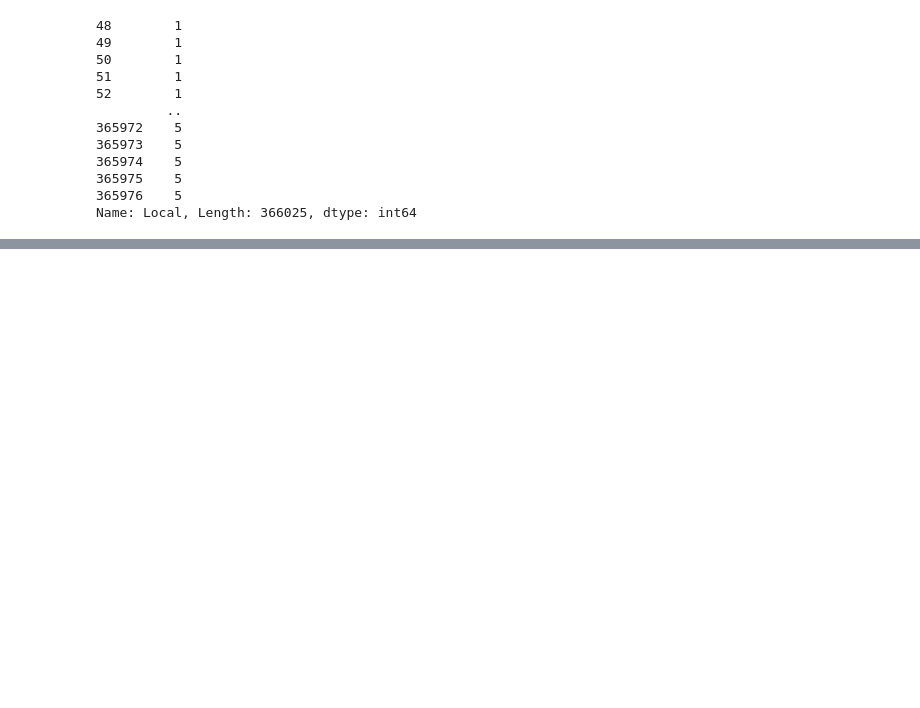
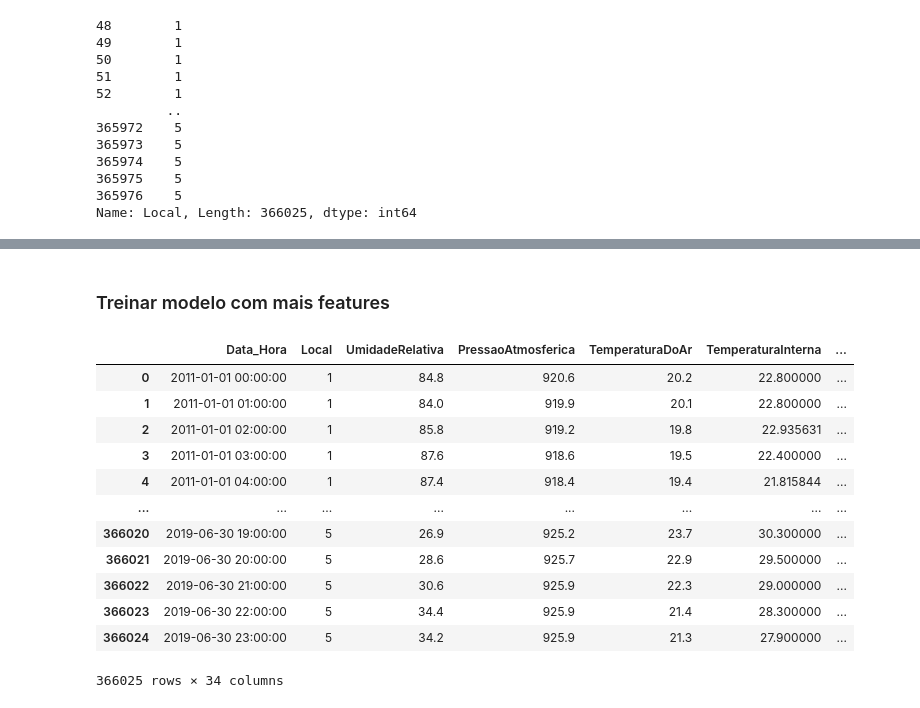
Before and after one commit to alagamentos/floodprediction, a Jupyter notebook: src/Notebooks/4_Modeling/3.0_XGBoost_Shift.ipynb, the cells around one changed output, grey strips where cells are left out. Cells and saved outputs as stored; diff of their text form; code cells hidden in the pictures; blank space fills up the shorter version.

Commit message:
Improve commentary on XGBoost Shift and OWM Previsao, further testing on shifting

```diff
--- a/src/Notebooks/4_Modeling/3.0_XGBoost_Shift.ipynb
+++ b/src/Notebooks/4_Modeling/3.0_XGBoost_Shift.ipynb
@@ -591,0 +780,6 @@ Name: Local, Length: 366025, dtype: int64
+# %%
+df_g = df_m.groupby(['Data', 'Local', 'Label_Pred']).min().reset_index()
+#df_g[df_g['Label_Pred'] == 1]
+
+df_g = df_g.loc[df_g['Label_Pred'] == 1, ['Data', 'Local', 'Data_Hora']].rename(columns={'Data_Hora':'Min_Hora'})
+df_g['Min_Hora'] = df_g['Min_Hora'].dt.hour
@@ -591,0 +788,8 @@ Name: Local, Length: 366025, dtype: int64
+# %%
+df_p_new = df_p.copy()
+df_p_new['Data'] = df_p_new['Data_Hora'].dt.strftime('%Y-%m-%d')
+df_p_new = df_p_new.merge(df_g, on=['Local', 'Data'], how='left').fillna(24)
+# %%
+df_p_new['Label_New'] = 0
+df_p_new.loc[(df_p_new['Label'] == 1) & (df_p_new['Data_Hora'].dt.hour >= df_p_new['Min_Hora']), 'Label_New'] = 1
+df_p_new = df_p_new.rename(columns = {'Label': 'Label_Old', 'Label_New': 'Label'})
@@ -591,0 +802,2 @@ Name: Local, Length: 366025, dtype: int64
+# %%
+df_p_new['Label'] = df_p_new['Label'].shift(-5*6, fill_value = 0)
@@ -591,0 +869,18 @@ Name: Local, Length: 366025, dtype: int64
+# %% [markdown]
+### Treinar modelo com mais features
+# %%
+df_f_ohe.drop(columns='Label').merge(df_p_new[['Data_Hora', 'Local', 'Label']], on=['Data_Hora', 'Local'])
+# %% [output]
+|  | Data_Hora | Local | UmidadeRelativa | PressaoAtmosferica | TemperaturaDoAr | TemperaturaInterna | ... |
+| 0 | 2011-01-01 00:00:00 | 1 | 84.8 | 920.6 | 20.2 | 22.800000 | ... |
+| 1 | 2011-01-01 01:00:00 | 1 | 84.0 | 919.9 | 20.1 | 22.800000 | ... |
+| 2 | 2011-01-01 02:00:00 | 1 | 85.8 | 919.2 | 19.8 | 22.935631 | ... |
+| 3 | 2011-01-01 03:00:00 | 1 | 87.6 | 918.6 | 19.5 | 22.400000 | ... |
+| 4 | 2011-01-01 04:00:00 | 1 | 87.4 | 918.4 | 19.4 | 21.815844 | ... |
+| ... | ... | ... | ... | ... | ... | ... | ... |
+| 366020 | 2019-06-30 19:00:00 | 5 | 26.9 | 925.2 | 23.7 | 30.300000 | ... |
+| 366021 | 2019-06-30 20:00:00 | 5 | 28.6 | 925.7 | 22.9 | 29.500000 | ... |
+| 366022 | 2019-06-30 21:00:00 | 5 | 30.6 | 925.9 | 22.3 | 29.000000 | ... |
+| 366023 | 2019-06-30 22:00:00 | 5 | 34.4 | 925.9 | 21.4 | 28.300000 | ... |
+| 366024 | 2019-06-30 23:00:00 | 5 | 34.2 | 925.9 | 21.3 | 27.900000 | ... |
+366025 rows × 34 columns
```
Also changed, not shown: parts of 48 cells of this notebook, 3 other files.
